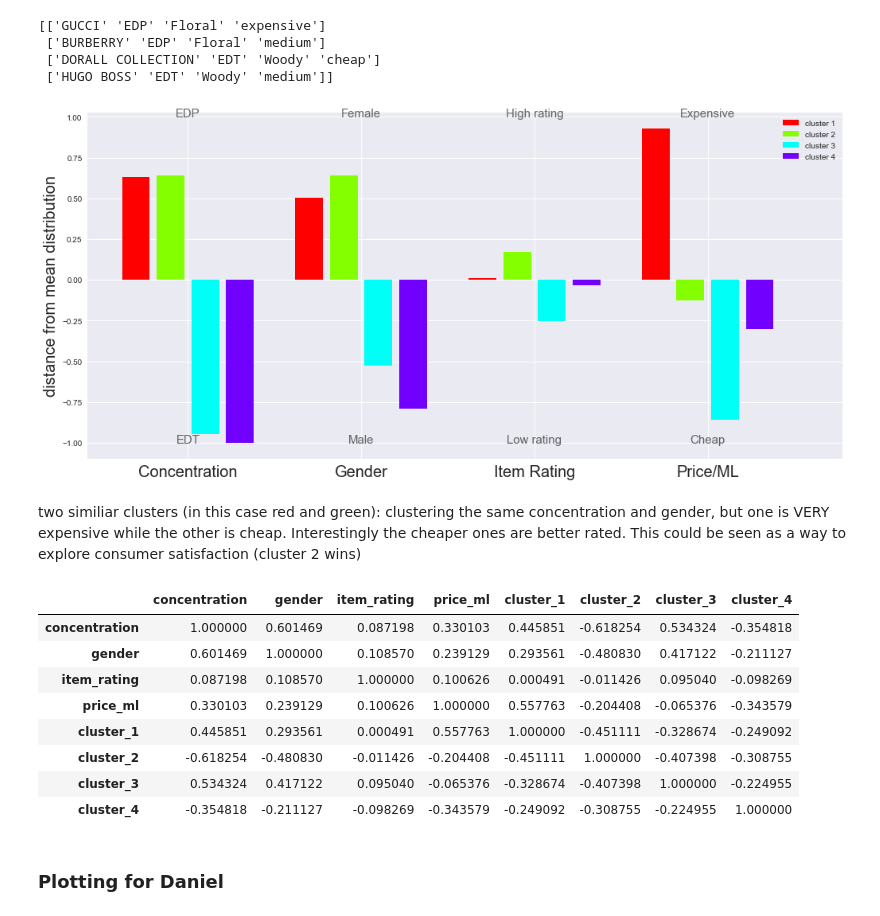
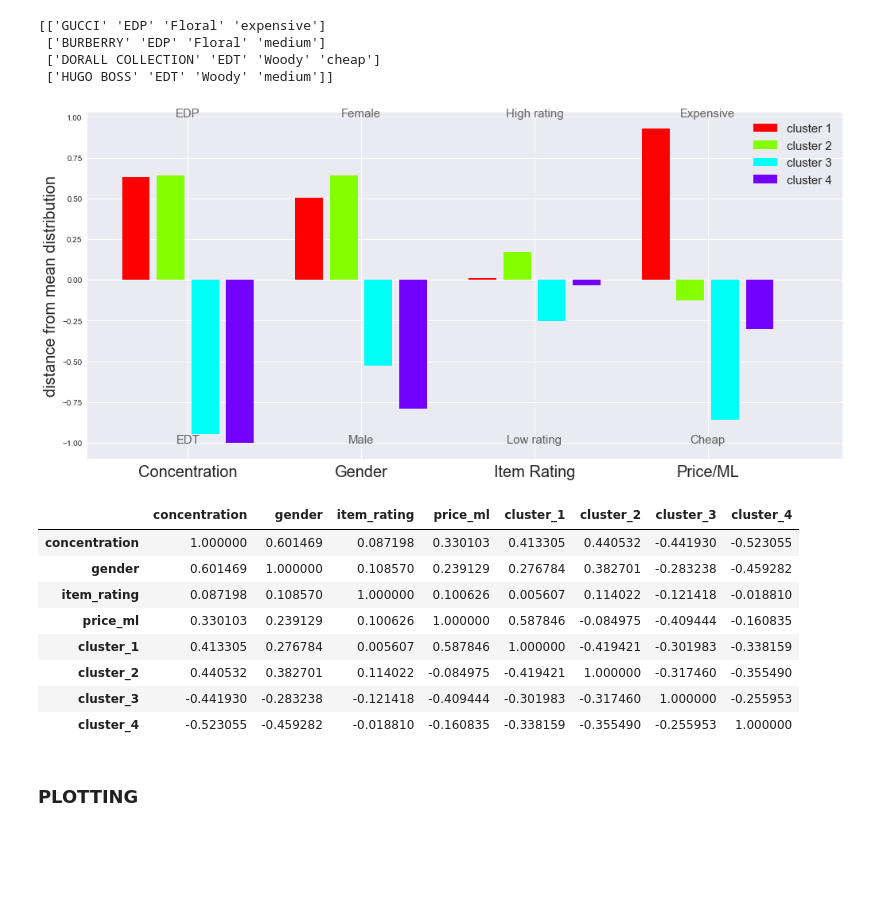
Before and after one commit to Sllambias/perfume_mining, a Jupyter notebook: preproc.ipynb, the cells around one changed output. Drawn from its saved outputs; the diff is of its cells as text; code cells hidden in the pictures; blank space fills up the shorter version.

```diff
--- a/preproc.ipynb
+++ b/preproc.ipynb
@@ -115,10 +117,6 @@ cat_df = df[['brand', 'concentration','scents','price']]
 pricelist = []
 
 for i in range(2,8):
-    kmode = KModes(n_clusters=i, init = "random", n_init = 10)
+    kmode = KModes(n_clusters=i, init = "random", n_init = 20, random_state=13424)
     kmode.fit(cat_df)
     pricelist.append([i, min(kmode.epoch_costs_)])
-
-
-prices = np.array(pricelist)
-plt.plot(prices[:,0], prices[:,1])
@@ -161,33 +170,30 @@ for i in range(len(kmode.cluster_centroids_)):
 # %%
 means_spaced = np.hstack((means.T, np.zeros((means.T.shape[0],1)))).flatten()
 
 cmap = cm.hsv
 colors = np.resize(np.arange(len(kmode.cluster_centroids_)+1), (means.T.shape[0]+1)*means.T.shape[1])
 norm = mpl.colors.Normalize(vmin=min(colors), vmax=max(colors))
 m = cm.ScalarMappable(norm=norm, cmap=cmap)
 
-
 plt.figure(figsize=(17,8))
 plot = plt.bar(range(len(means_spaced)), means_spaced, color=m.to_rgba(colors))
-
 
 tick_spacing = np.linspace(0, len(means_spaced), len(means.T)+1)[:-1]+1.5
 plt.ylabel("distance from mean distribution", fontsize=20)
 
-plt.xticks(ticks = tick_spacing, labels=['Concentration', 'Gender', 'Item Rating', 'Price/ML'], fontsize=20);
-plt.legend(handles=plot[:4],labels=["cluster {}".format(i+1) for i in range(kmode.get_params()['n_clusters'])]);
+plt.xticks(ticks = tick_spacing, labels=['Concentration', 'Gender', 'Item Rating', 'Price/ML'], fontsize=20)
+plt.legend(handles=plot[:4],labels=["cluster {}".format(i+1) for i in range(kmode.get_params()['n_clusters'])], fontsize=15)
 plt.text(1.5, -1, "EDT", ha='center', fontsize=15, alpha=0.7)
 plt.text(1.5, 1, "EDP", ha='center', fontsize=15, alpha=0.7)
 plt.text(6.5,1, "Female", ha='center', fontsize=15, alpha=0.7)
 plt.text(6.5,-1, "Male", ha='center', fontsize=15, alpha=0.7)
 plt.text(11.5,1, "High rating", ha='center', fontsize=15, alpha=0.7)
 plt.text(11.5,-1, "Low rating", ha='center', fontsize=15, alpha=0.7)
 plt.text(16.5,1, "Expensive", ha='center', fontsize=15, alpha=0.7)
-plt.text(16.5,-1, "Cheap", ha='center', fontsize=15, alpha=0.7);
+plt.text(16.5,-1, "Cheap", ha='center', fontsize=15, alpha=0.7)
+plt.title("");
 # %% [output]
-[figure, old version]
+[figure, new version]
-# %% [markdown]
-two similiar clusters (in this case red and green): clustering the same concentration and gender, but one is VERY expensive while the other is cheap. Interestingly the cheaper ones are better rated. This could be seen as a way to explore consumer satisfaction (cluster 2 wins)
 # %%
 df_corr.drop(columns=["clusters"],inplace=True)
 for i in range(0, max(preds)+1):
@@ -197,14 +203,14 @@ for i in range(0, max(preds)+1):
 df_corr.corr()
 # %% [output]
 |  | concentration | gender | item_rating | price_ml | cluster_1 | cluster_2 | cluster_3 | cluster_4 |
-| concentration | 1.000000 | 0.601469 | 0.087198 | 0.330103 | 0.445851 | -0.618254 | 0.534324 | -0.354818 |
-| gender | 0.601469 | 1.000000 | 0.108570 | 0.239129 | 0.293561 | -0.480830 | 0.417122 | -0.211127 |
-| item_rating | 0.087198 | 0.108570 | 1.000000 | 0.100626 | 0.000491 | -0.011426 | 0.095040 | -0.098269 |
-| price_ml | 0.330103 | 0.239129 | 0.100626 | 1.000000 | 0.557763 | -0.204408 | -0.065376 | -0.343579 |
-| cluster_1 | 0.445851 | 0.293561 | 0.000491 | 0.557763 | 1.000000 | -0.451111 | -0.328674 | -0.249092 |
-| cluster_2 | -0.618254 | -0.480830 | -0.011426 | -0.204408 | -0.451111 | 1.000000 | -0.407398 | -0.308755 |
-| cluster_3 | 0.534324 | 0.417122 | 0.095040 | -0.065376 | -0.328674 | -0.407398 | 1.000000 | -0.224955 |
-| cluster_4 | -0.354818 | -0.211127 | -0.098269 | -0.343579 | -0.249092 | -0.308755 | -0.224955 | 1.000000 |
+| concentration | 1.000000 | 0.601469 | 0.087198 | 0.330103 | 0.413305 | 0.440532 | -0.441930 | -0.523055 |
+| gender | 0.601469 | 1.000000 | 0.108570 | 0.239129 | 0.276784 | 0.382701 | -0.283238 | -0.459282 |
+| item_rating | 0.087198 | 0.108570 | 1.000000 | 0.100626 | 0.005607 | 0.114022 | -0.121418 | -0.018810 |
+| price_ml | 0.330103 | 0.239129 | 0.100626 | 1.000000 | 0.587846 | -0.084975 | -0.409444 | -0.160835 |
+| cluster_1 | 0.413305 | 0.276784 | 0.005607 | 0.587846 | 1.000000 | -0.419421 | -0.301983 | -0.338159 |
+| cluster_2 | 0.440532 | 0.382701 | 0.114022 | -0.084975 | -0.419421 | 1.000000 | -0.317460 | -0.355490 |
+| cluster_3 | -0.441930 | -0.283238 | -0.121418 | -0.409444 | -0.301983 | -0.317460 | 1.000000 | -0.255953 |
+| cluster_4 | -0.523055 | -0.459282 | -0.018810 | -0.160835 | -0.338159 | -0.355490 | -0.255953 | 1.000000 |
 # %% [markdown]
-### Plotting for Daniel
+### PLOTTING
 # %%
```
Also changed, not shown: parts of 8 cells of this notebook.
